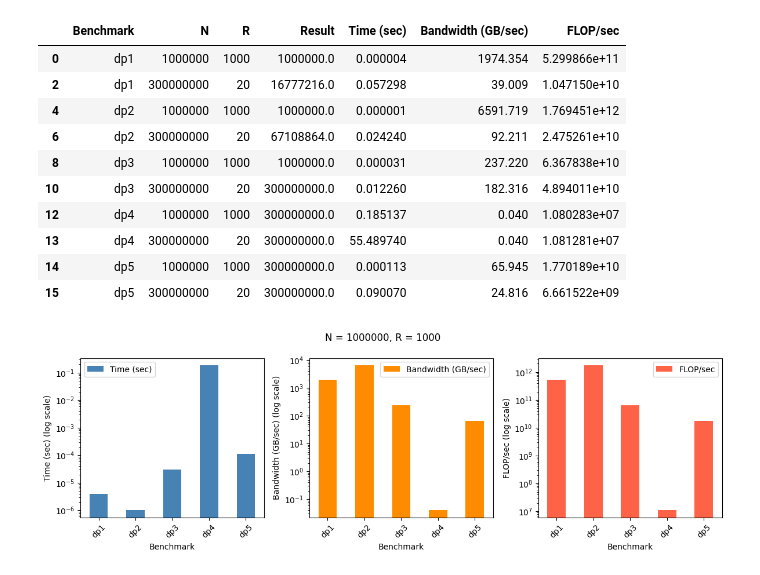
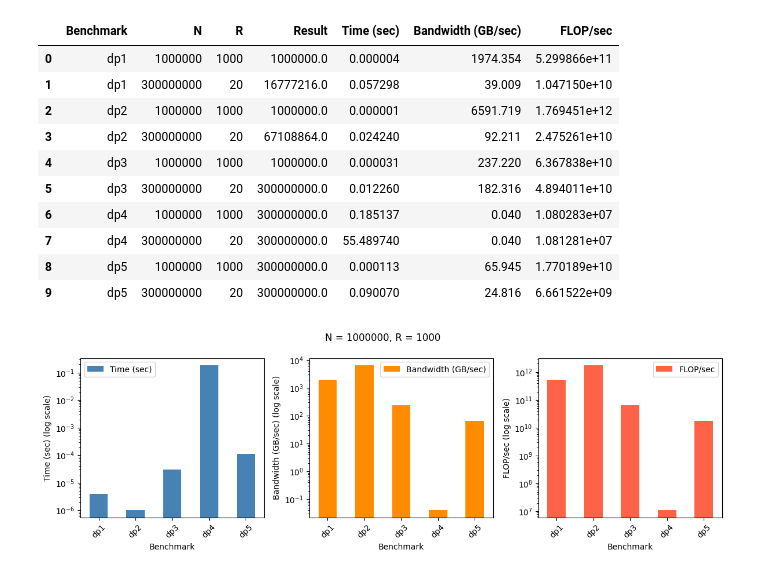
Before and after one commit to Tptrix29/COMS6998_HPML, a Jupyter notebook: hw1/vis.ipynb, the cells around one changed output. Cells and saved outputs as stored; diff of their text form; code cells hidden in the pictures.

```diff
--- a/hw1/vis.ipynb
+++ b/hw1/vis.ipynb
@@ -12,7 +13,6 @@ current_N = 0
 current_R = 0
 current_result = 0.0
 # %%
-
 # Process each line
 for line in open(log, 'r'):
     line = line.strip()
@@ -22,43 +22,43 @@ for line in open(log, 'r'):
         parts = line.split(',')
         current_N = int(parts[0].split('=')[1].strip())
         current_R = int(parts[1].split('=')[1].strip(':'))
     elif 'Result:' in line:
         current_result = float(line.split(':')[1].strip())
     elif 'N:' in line:
         t_val = float(re.search(r'<T>: (.*?) sec', line).group(1))
         b_val = float(re.search(r'B: (.*?) GB/sec', line).group(1))
         f_val = float(re.search(r'F: (.*?) FLOP/sec', line).group(1))
         record = {
             'Benchmark': current_benchmark,
             'N': current_N,
             'R': current_R,
             'Result': current_result,
             'Time (sec)': t_val,
             'Bandwidth (GB/sec)': b_val,
             'FLOP/sec': f_val
         }
         records.append(record)
 
 # Create DataFrame
 df = pd.DataFrame(records)
 
 # Deduplicate by N and R
-df = df.drop_duplicates(subset=['N', 'R', 'Benchmark'])
+df = df.drop_duplicates(subset=['N', 'R', 'Benchmark']).reset_index(drop=True)
 
 # Display DataFrame
 df
 # %% [output]
 |  | Benchmark | N | R | Result | Time (sec) | Bandwidth (GB/sec) | FLOP/sec |
 | 0 | dp1 | 1000000 | 1000 | 1000000.0 | 0.000004 | 1974.354 | 5.299866e+11 |
-| 2 | dp1 | 300000000 | 20 | 16777216.0 | 0.057298 | 39.009 | 1.047150e+10 |
-| 4 | dp2 | 1000000 | 1000 | 1000000.0 | 0.000001 | 6591.719 | 1.769451e+12 |
-| 6 | dp2 | 300000000 | 20 | 67108864.0 | 0.024240 | 92.211 | 2.475261e+10 |
-| 8 | dp3 | 1000000 | 1000 | 1000000.0 | 0.000031 | 237.220 | 6.367838e+10 |
-| 10 | dp3 | 300000000 | 20 | 300000000.0 | 0.012260 | 182.316 | 4.894011e+10 |
-| 12 | dp4 | 1000000 | 1000 | 300000000.0 | 0.185137 | 0.040 | 1.080283e+07 |
-| 13 | dp4 | 300000000 | 20 | 300000000.0 | 55.489740 | 0.040 | 1.081281e+07 |
-| 14 | dp5 | 1000000 | 1000 | 300000000.0 | 0.000113 | 65.945 | 1.770189e+10 |
-| 15 | dp5 | 300000000 | 20 | 300000000.0 | 0.090070 | 24.816 | 6.661522e+09 |
+| 1 | dp1 | 300000000 | 20 | 16777216.0 | 0.057298 | 39.009 | 1.047150e+10 |
+| 2 | dp2 | 1000000 | 1000 | 1000000.0 | 0.000001 | 6591.719 | 1.769451e+12 |
+| 3 | dp2 | 300000000 | 20 | 67108864.0 | 0.024240 | 92.211 | 2.475261e+10 |
+| 4 | dp3 | 1000000 | 1000 | 1000000.0 | 0.000031 | 237.220 | 6.367838e+10 |
+| 5 | dp3 | 300000000 | 20 | 300000000.0 | 0.012260 | 182.316 | 4.894011e+10 |
+| 6 | dp4 | 1000000 | 1000 | 300000000.0 | 0.185137 | 0.040 | 1.080283e+07 |
+| 7 | dp4 | 300000000 | 20 | 300000000.0 | 55.489740 | 0.040 | 1.081281e+07 |
+| 8 | dp5 | 1000000 | 1000 | 300000000.0 | 0.000113 | 65.945 | 1.770189e+10 |
+| 9 | dp5 | 300000000 | 20 | 300000000.0 | 0.090070 | 24.816 | 6.661522e+09 |
 # %%
 # visualize for benchmark
 cols = ['Time (sec)', 'Bandwidth (GB/sec)', 'FLOP/sec']
```
Also changed, not shown: parts of 8 cells of this notebook, 3 other files.
